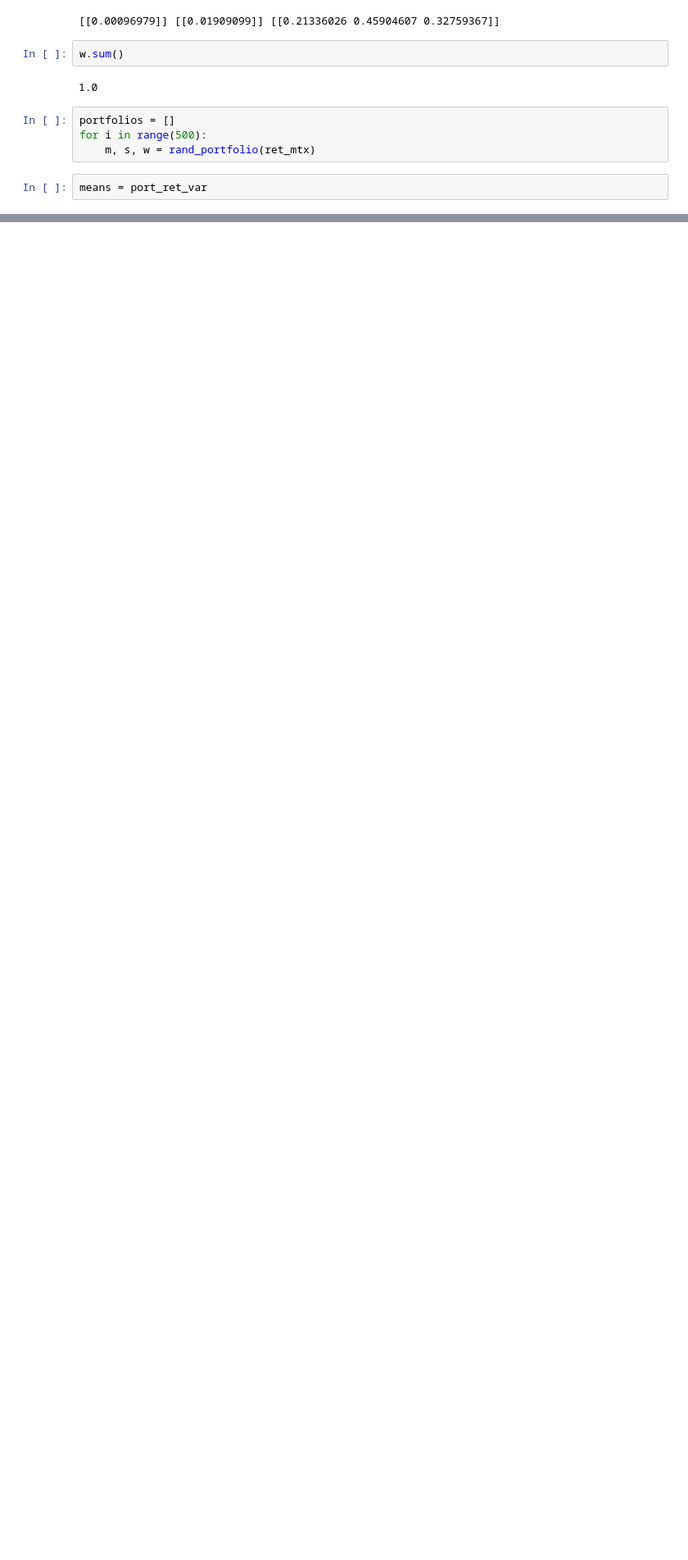
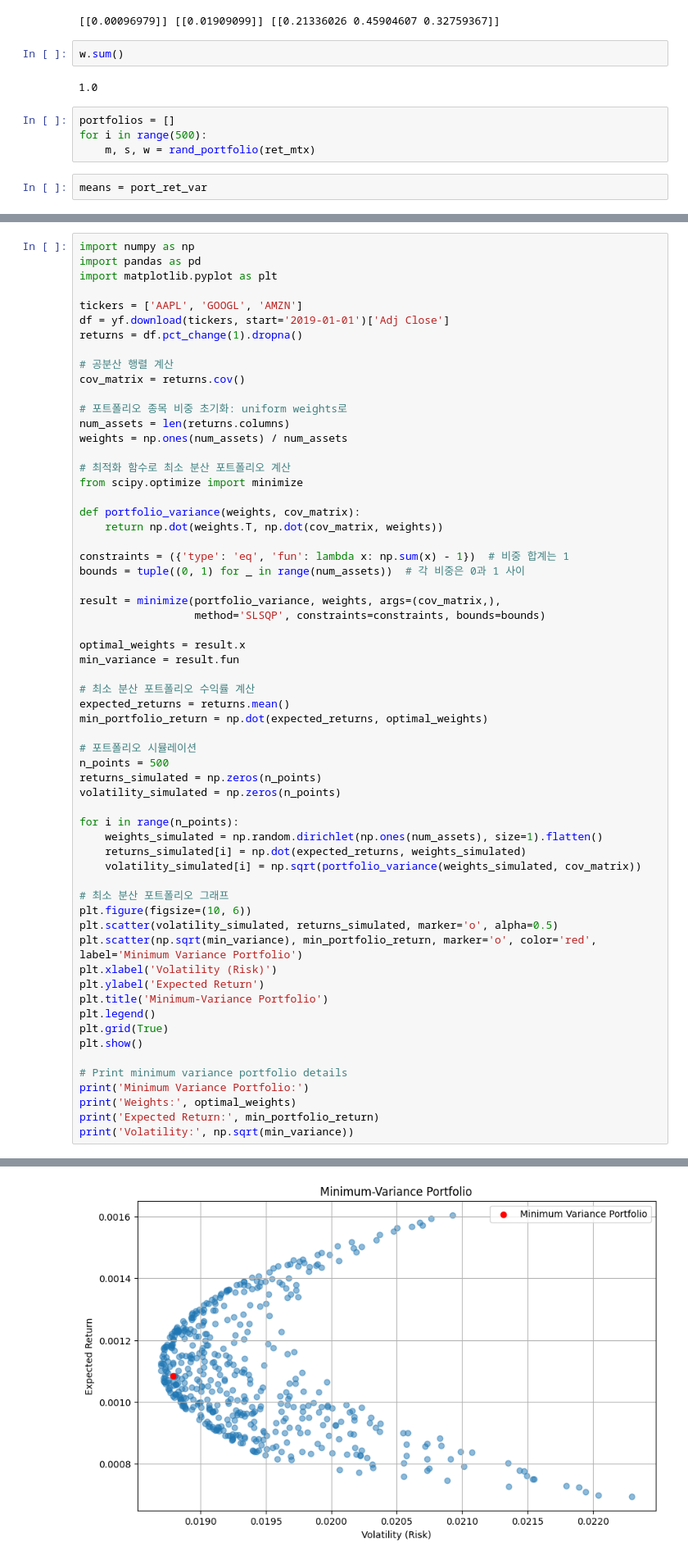
Before and after one commit to wolfinwallst/Financial_Engineering_and_Risk_Management, a Jupyter notebook: Toy Projects/#9 Min-Variance Portfolio.ipynb, the cells around one changed output, grey strips where cells are left out. Shown at 82% size. Saved outputs shown, nothing was run; the diff lists cells and outputs as text; blank space fills up the shorter version.

```diff
--- a/Toy Projects/#9 Min-Variance Portfolio.ipynb
+++ b/Toy Projects/#9 Min-Variance Portfolio.ipynb
@@ -82,0 +79,62 @@ result.fun
+# %%
+import numpy as np
+import pandas as pd
+import matplotlib.pyplot as plt
+
+tickers = ['AAPL', 'GOOGL', 'AMZN']
+df = yf.download(tickers, start='2019-01-01')['Adj Close']
+returns = df.pct_change(1).dropna()
+
+# 공분산 행렬 계산
+cov_matrix = returns.cov()
+
+# 포트폴리오 종목 비중 초기화: uniform weights로
+num_assets = len(returns.columns)
+weights = np.ones(num_assets) / num_assets
+
+# 최적화 함수로 최소 분산 포트폴리오 계산
+from scipy.optimize import minimize
+
+def portfolio_variance(weights, cov_matrix):
+    return np.dot(weights.T, np.dot(cov_matrix, weights))
+
+constraints = ({'type': 'eq', 'fun': lambda x: np.sum(x) - 1})  # 비중 합계는 1
+bounds = tuple((0, 1) for _ in range(num_assets))  # 각 비중은 0과 1 사이
+
+result = minimize(portfolio_variance, weights, args=(cov_matrix,),
+                  method='SLSQP', constraints=constraints, bounds=bounds)
+
+optimal_weights = result.x
+min_variance = result.fun
+
+# 최소 분산 포트폴리오 수익률 계산
+expected_returns = returns.mean()
+min_portfolio_return = np.dot(expected_returns, optimal_weights)
+
+# 포트폴리오 시뮬레이션
+n_points = 500
+returns_simulated = np.zeros(n_points)
+volatility_simulated = np.zeros(n_points)
+
+for i in range(n_points):
+    weights_simulated = np.random.dirichlet(np.ones(num_assets), size=1).flatten()
+    returns_simulated[i] = np.dot(expected_returns, weights_simulated)
+    volatility_simulated[i] = np.sqrt(portfolio_variance(weights_simulated, cov_matrix))
+
+# 최소 분산 포트폴리오 그래프
+plt.figure(figsize=(10, 6))
+plt.scatter(volatility_simulated, returns_simulated, marker='o', alpha=0.5)
+plt.scatter(np.sqrt(min_variance), min_portfolio_return, marker='o', color='red', label='Minimum Variance Portfolio')
+plt.xlabel('Volatility (Risk)')
+plt.ylabel('Expected Return')
+plt.title('Minimum-Variance Portfolio')
+plt.legend()
+plt.grid(True)
+plt.show()
+
+# Print minimum variance portfolio details
+print('Minimum Variance Portfolio:')
+print('Weights:', optimal_weights)
+print('Expected Return:', min_portfolio_return)
+print('Volatility:', np.sqrt(min_variance))
+# %% [output]
@@ -82,0 +142 @@ result.fun
+[figure, added]
```
Also changed, not shown: parts of 5 cells of this notebook.
